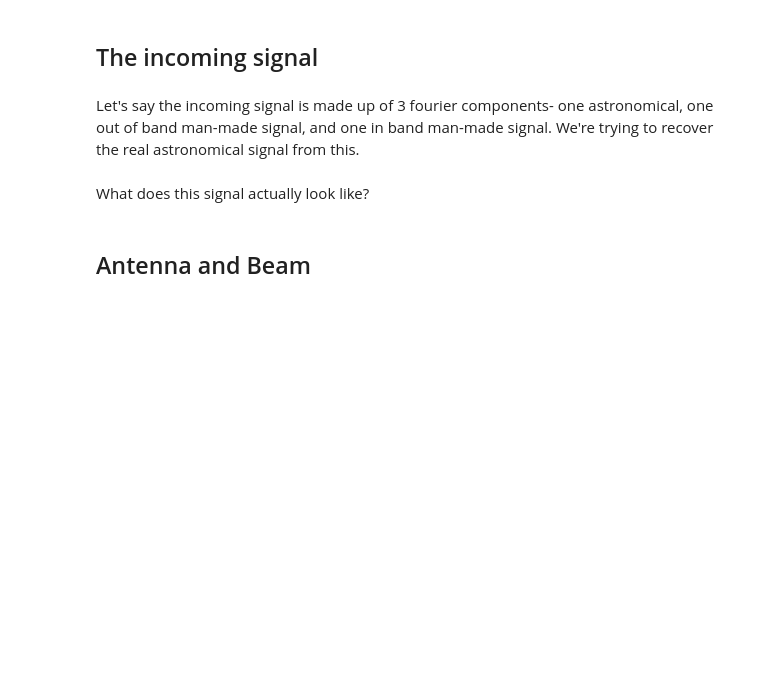
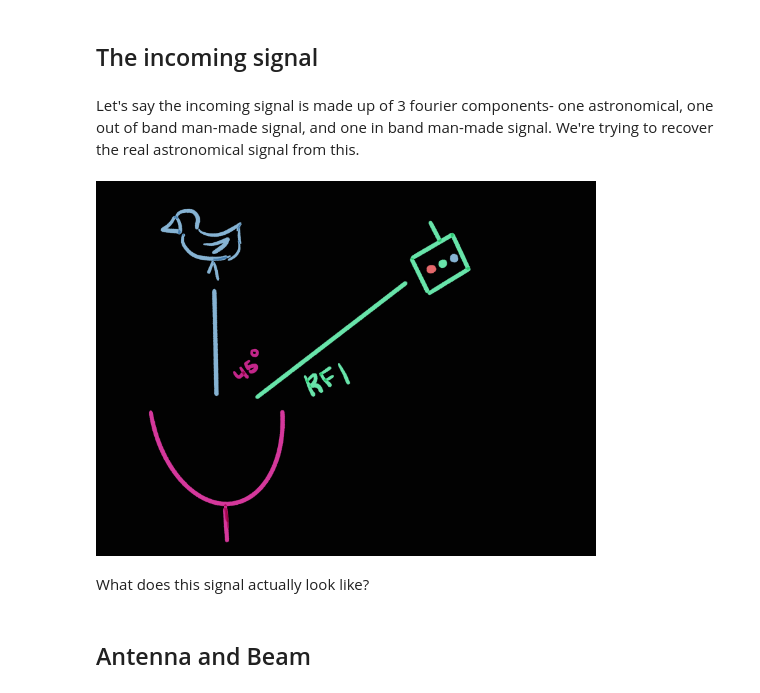
Before and after one commit to HERA-Team/CHAMP_Bootcamp, a Jupyter notebook: Lessons/HeraSystemOverview/CHAMP_System_Overview.ipynb, the cells around one changed output. Drawn from its saved outputs; the diff is of its cells as text; code cells hidden in the pictures; blank space fills up the shorter version.

Commit message:
image fixes

```diff
--- a/Lessons/HeraSystemOverview/CHAMP_System_Overview.ipynb
+++ b/Lessons/HeraSystemOverview/CHAMP_System_Overview.ipynb
@@ -13,7 +13,9 @@ from ipywidgets import interact, FloatSlider, Layout
 # %% [markdown]
 Let's say the incoming signal is made up of 3 fourier components- one astronomical, one out of band man-made signal, and one in band man-made signal. We're trying to recover the real astronomical signal from this.
 # %%
-Image("Downloads/birb.png", width=500, height=500)
+Image("champ1.png", width=500, height=500)
+# %% [output]
+[figure, added]
 # %%
 time = np.arange(0, 10.24, 0.001)
 amplitude2 = 3*np.sin(15*time)
```
Also changed, not shown: parts of 1 cell of this notebook.
